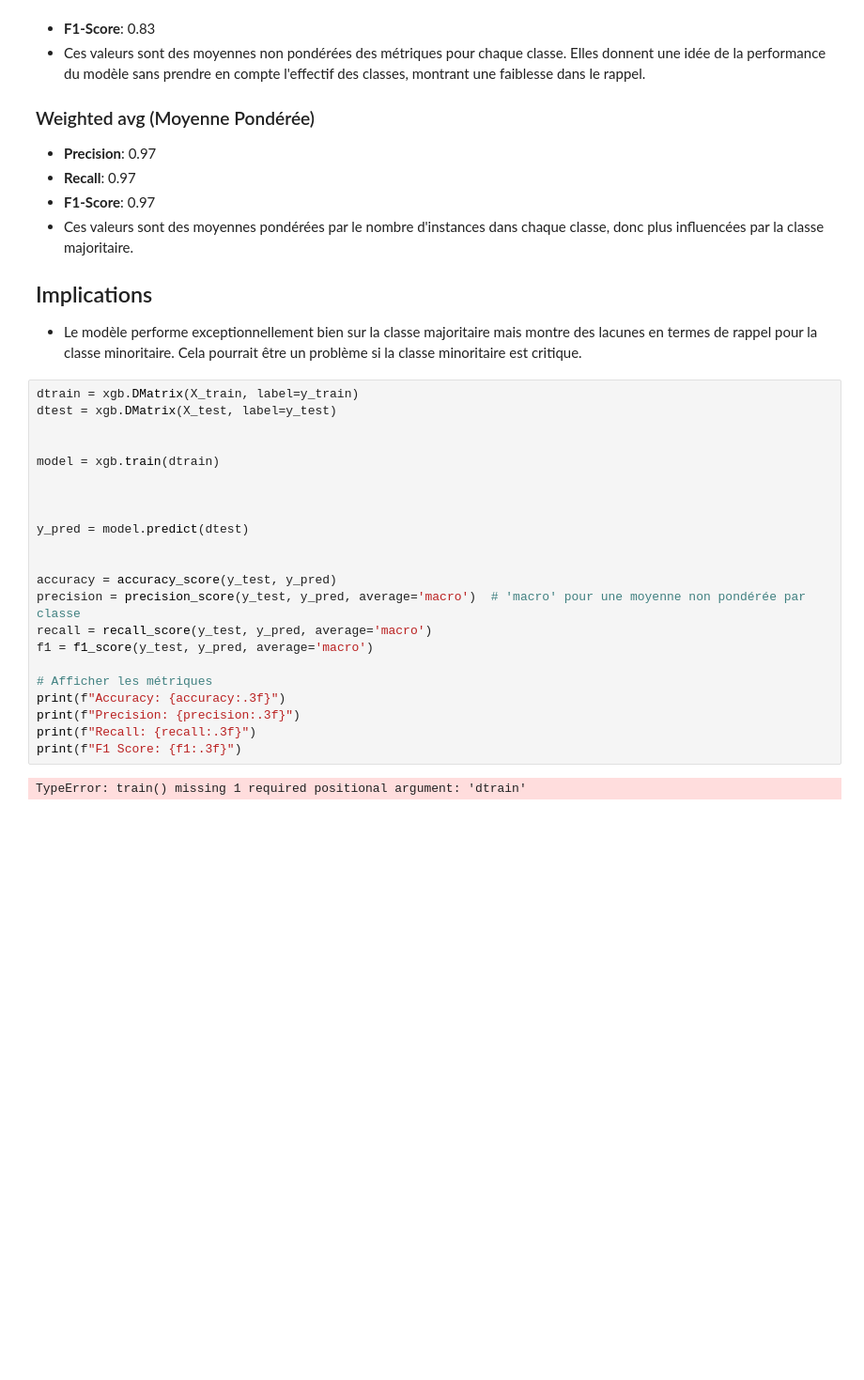
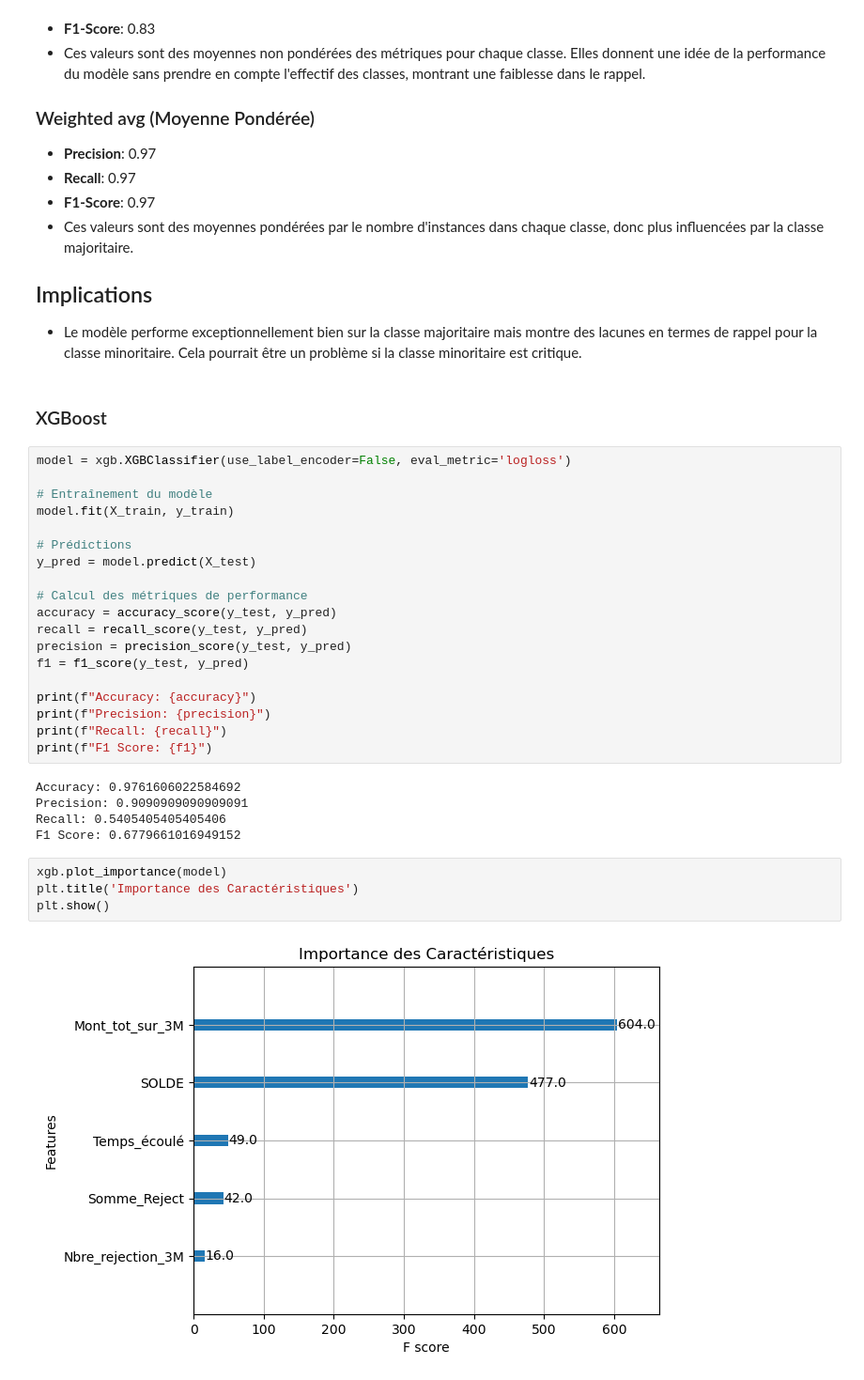
Before and after one commit to rouaabl/Projet-construction-d-un-score-d-octroi, a Jupyter notebook: MODELE.ipynb, the cells around one changed output. Shown at 94% size. Saved outputs shown, nothing was run; the diff lists cells and outputs as text; blank space fills up the shorter version.

```diff
--- a/MODELE.ipynb
+++ b/MODELE.ipynb
@@ -128,27 +128,35 @@ weighted avg       0.97      0.97      0.97       797
 
 ## Implications
 - Le modèle performe exceptionnellement bien sur la classe majoritaire mais montre des lacunes en termes de rappel pour la classe minoritaire. Cela pourrait être un problème si la classe minoritaire est critique.
+# %% [markdown]
+### XGBoost
 # %%
-dtrain = xgb.DMatrix(X_train, label=y_train)
-dtest = xgb.DMatrix(X_test, label=y_test)
+model = xgb.XGBClassifier(use_label_encoder=False, eval_metric='logloss')
 
+# Entraînement du modèle
+model.fit(X_train, y_train)
 
-model = xgb.train(dtrain)
+# Prédictions
+y_pred = model.predict(X_test)
 
+# Calcul des métriques de performance
+accuracy = accuracy_score(y_test, y_pred)
+recall = recall_score(y_test, y_pred)
+precision = precision_score(y_test, y_pred)
+f1 = f1_score(y_test, y_pred)
 
-
-y_pred = model.predict(dtest)
-
-
-accuracy = accuracy_score(y_test, y_pred)
-precision = precision_score(y_test, y_pred, average='macro')  # 'macro' pour une moyenne non pondérée par classe
-recall = recall_score(y_test, y_pred, average='macro')
-f1 = f1_score(y_test, y_pred, average='macro')
-
-# Afficher les métriques
-print(f"Accuracy: {accuracy:.3f}")
-print(f"Precision: {precision:.3f}")
-print(f"Recall: {recall:.3f}")
-print(f"F1 Score: {f1:.3f}")
+print(f"Accuracy: {accuracy}")
+print(f"Precision: {precision}")
+print(f"Recall: {recall}")
+print(f"F1 Score: {f1}")
 # %% [output]
-TypeError: train() missing 1 required positional argument: 'dtrain'
+Accuracy: 0.9761606022584692
+Precision: 0.9090909090909091
+Recall: 0.5405405405405406
+F1 Score: 0.6779661016949152
+# %%
+xgb.plot_importance(model)
+plt.title('Importance des Caractéristiques')
+plt.show()
+# %% [output]
+[figure, added]
```
Also changed, not shown: parts of 2 cells of this notebook.
